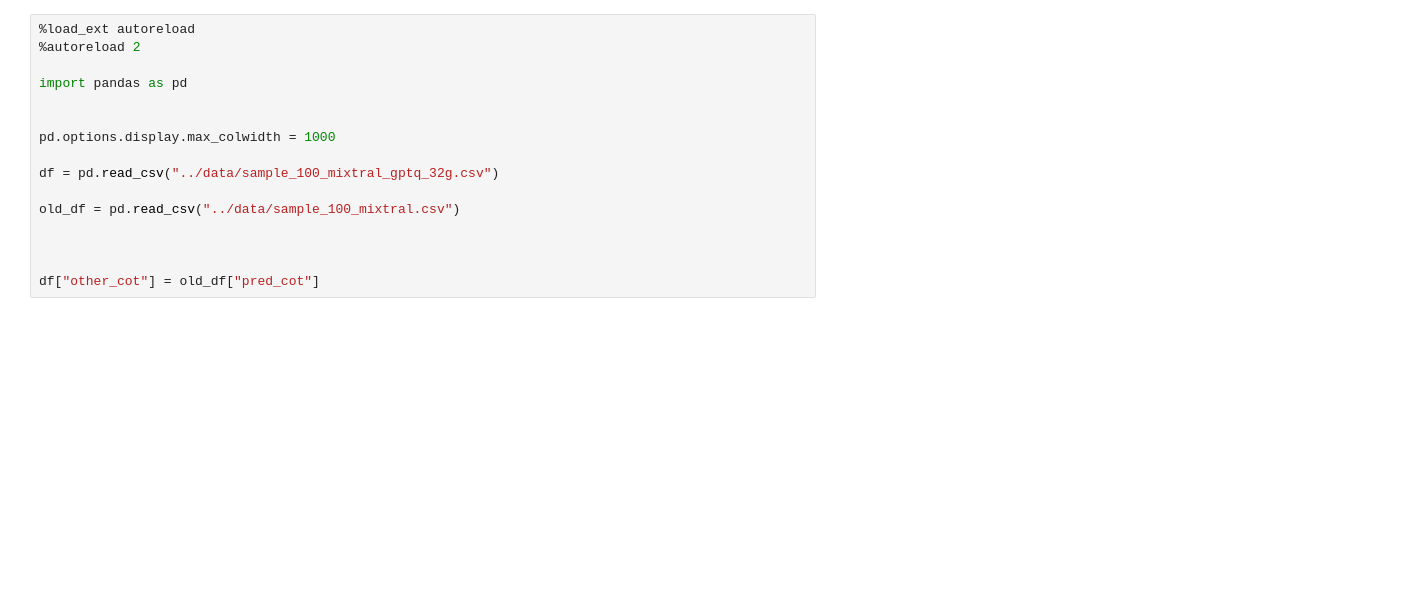
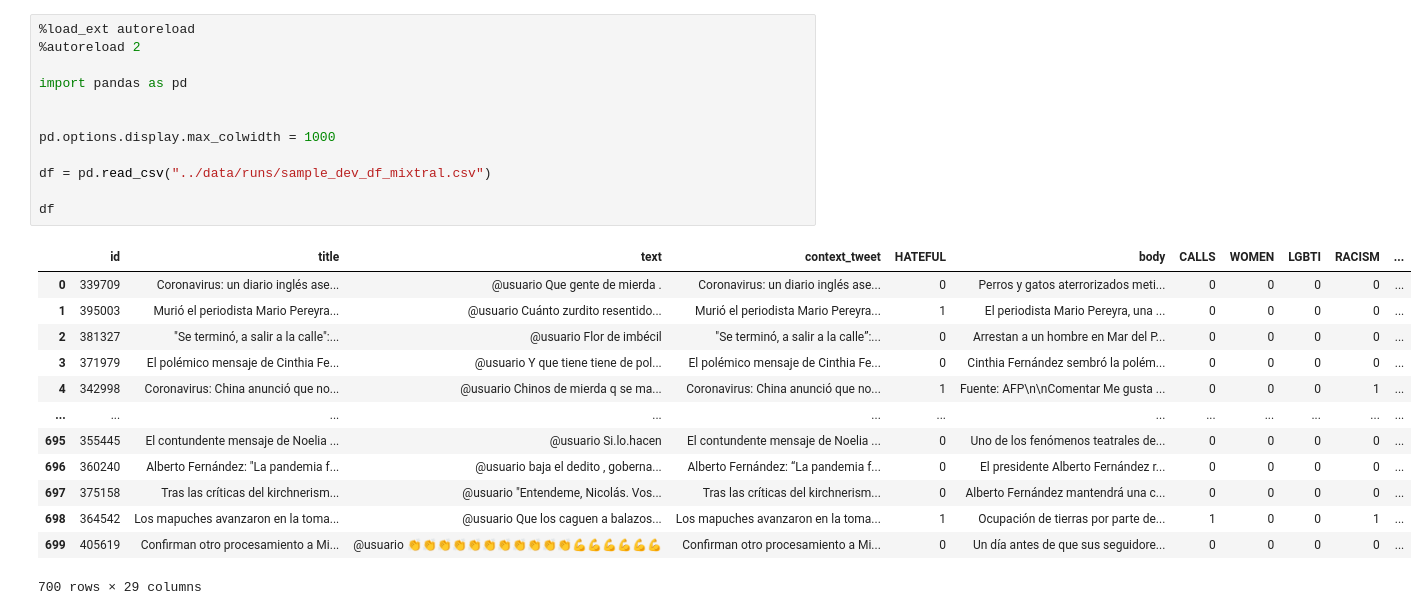
Before and after one commit to finiteautomata/rioplatense_hate_speech, a Jupyter notebook: notebooks/Explore Mixtral.ipynb, the cells around one changed output. Drawn from its saved outputs; the diff is of its cells as text; blank space fills up the shorter version.

```diff
--- a/notebooks/Explore Mixtral.ipynb
+++ b/notebooks/Explore Mixtral.ipynb
@@ -1,17 +1,27 @@
 # %%
 %load_ext autoreload
 %autoreload 2
 
 import pandas as pd
 
 
 pd.options.display.max_colwidth = 1000
 
-df = pd.read_csv("../data/sample_100_mixtral_gptq_32g.csv")
+df = pd.read_csv("../data/runs/sample_dev_df_mixtral.csv")
 
-old_df = pd.read_csv("../data/sample_100_mixtral.csv")
-
-
-
-df["other_cot"] = old_df["pred_cot"]
+df
+# %% [output]
+|  | id | title | text | context_tweet | HATEFUL | body | CALLS | WOMEN | LGBTI | RACISM | ... |
+| 0 | 339709 | Coronavirus: un diario inglés ase... | @usuario Que gente de mierda . | Coronavirus: un diario inglés ase... | 0 | Perros y gatos aterrorizados meti... | 0 | 0 | 0 | 0 | ... |
+| 1 | 395003 | Murió el periodista Mario Pereyra... | @usuario Cuánto zurdito resentido... | Murió el periodista Mario Pereyra... | 1 | El periodista Mario Pereyra, una ... | 0 | 0 | 0 | 0 | ... |
+| 2 | 381327 | "Se terminó, a salir a la calle":... | @usuario Flor de imbécil | "Se terminó, a salir a la calle”:... | 0 | Arrestan a un hombre en Mar del P... | 0 | 0 | 0 | 0 | ... |
+| 3 | 371979 | El polémico mensaje de Cinthia Fe... | @usuario Y que tiene tiene de pol... | El polémico mensaje de Cinthia Fe... | 0 | Cinthia Fernández sembró la polém... | 0 | 0 | 0 | 0 | ... |
+| 4 | 342998 | Coronavirus: China anunció que no... | @usuario Chinos de mierda q se ma... | Coronavirus: China anunció que no... | 1 | Fuente: AFP\n\nComentar Me gusta ... | 0 | 0 | 0 | 1 | ... |
+| ... | ... | ... | ... | ... | ... | ... | ... | ... | ... | ... | ... |
+| 695 | 355445 | El contundente mensaje de Noelia ... | @usuario Si.lo.hacen | El contundente mensaje de Noelia ... | 0 | Uno de los fenómenos teatrales de... | 0 | 0 | 0 | 0 | ... |
+| 696 | 360240 | Alberto Fernández: "La pandemia f... | @usuario baja el dedito , goberna... | Alberto Fernández: “La pandemia f... | 0 | El presidente Alberto Fernández r... | 0 | 0 | 0 | 0 | ... |
+| 697 | 375158 | Tras las críticas del kirchnerism... | @usuario "Entendeme, Nicolás. Vos... | Tras las críticas del kirchnerism... | 0 | Alberto Fernández mantendrá una c... | 0 | 0 | 0 | 0 | ... |
+| 698 | 364542 | Los mapuches avanzaron en la toma... | @usuario Que los caguen a balazos... | Los mapuches avanzaron en la toma... | 1 | Ocupación de tierras por parte de... | 1 | 0 | 0 | 1 | ... |
+| 699 | 405619 | Confirman otro procesamiento a Mi... | @usuario 👏👏👏👏👏👏👏👏👏👏👏💪💪💪💪💪💪 | Confirman otro procesamiento a Mi... | 0 | Un día antes de que sus seguidore... | 0 | 0 | 0 | 0 | ... |
+700 rows × 29 columns
 # %%
```
Also changed, not shown: parts of 3 cells of this notebook, 2 other files.
